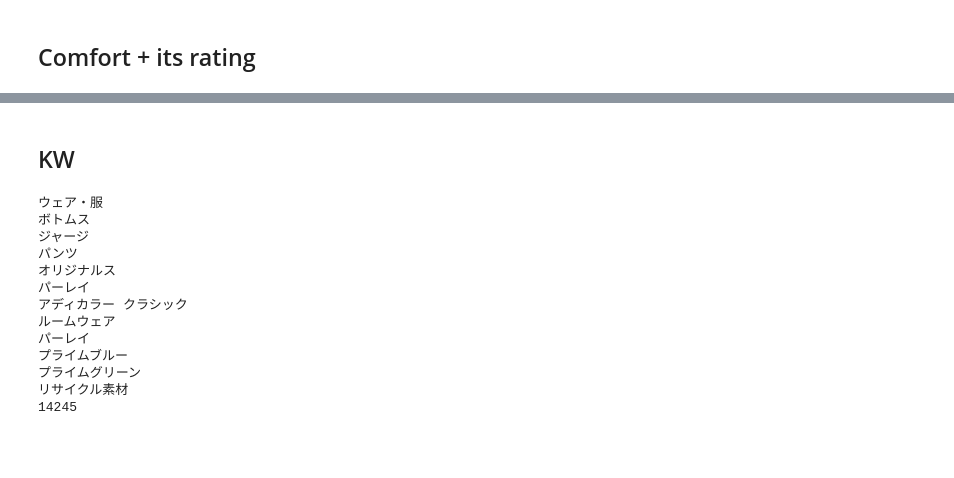
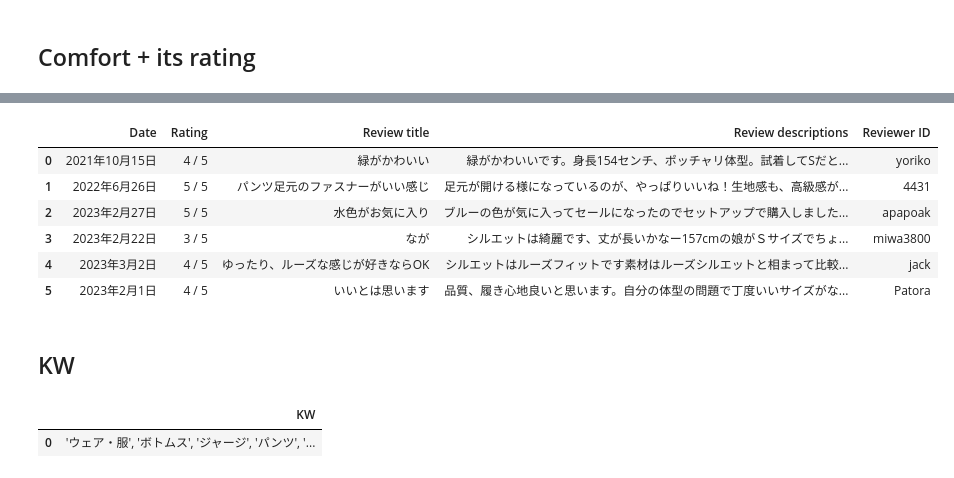
Before and after one commit to partho1999/japanices-addius-website-scrape, a Jupyter notebook: Scraper.ipynb, the cells around one changed output, grey strips where cells are left out. Saved outputs shown, nothing was run; the diff lists cells and outputs as text; code cells hidden in the pictures; blank space fills up the shorter version.

```diff
--- a/Scraper.ipynb
+++ b/Scraper.ipynb
@@ -453,0 +634,6 @@ print(rc_score)
+# %%
+review_date_lst =[]
+review_rating_lst=[]
+review_title_lst=[]
+review_des__lst=[]
+review_id_lst=[]
@@ -454,21 +719,41 @@ print(rc_score)
+# %%
+
+dic={
+    'Date':review_date_lst,
+    'Rating':review_rating_lst,
+    'Review title':review_title_lst,
+    'Review descriptions':review_des__lst,
+    'Reviewer ID':review_id_lst
+}
+
+df = pd.DataFrame(dic)
+timestr = time.strftime("%Y%m%d-%H%M%S")
+df.to_csv('product Reviewer details'+'-'+timestr+'.csv')
+df
+# %% [output]
+|  | Date | Rating | Review title | Review descriptions | Reviewer ID |
+| 0 | 2021年10月15日 | 4 / 5 | 緑がかわいい | 緑がかわいいです。身長154センチ、ポッチャリ体型。試着してSだと... | yoriko |
+| 1 | 2022年6月26日 | 5 / 5 | パンツ足元のファスナーがいい感じ | 足元が開ける様になっているのが、やっぱりいいね！生地感も、高級感が... | 4431 |
+| 2 | 2023年2月27日 | 5 / 5 | 水色がお気に入り | ブルーの色が気に入ってセールになったのでセットアップで購入しました... | apapoak |
+| 3 | 2023年2月22日 | 3 / 5 | なが | シルエットは綺麗です、丈が長いかなー157cmの娘がＳサイズでちょ... | miwa3800 |
+| 4 | 2023年3月2日 | 4 / 5 | ゆったり、ルーズな感じが好きならOK | シルエットはルーズフィットです素材はルーズシルエットと相まって比較... | jack |
+| 5 | 2023年2月1日 | 4 / 5 | いいとは思います | 品質、履き心地良いと思います。自分の体型の問題で丁度いいサイズがな... | Patora |
 # %% [markdown]
 ## KW
 # %%
 kw = soup.find("div", {"class": "test-category_link null css-vxqsdw"})
 #print(kw)
+kw_lst=[]
 for link in kw.find_all('a'):
-    print(link.text)
+    kw_lst.append(link.text)
+
+#print(kw_lst)
+
+
+df = pd.DataFrame([[str(str(kw_lst)[1:-1])]], columns =['KW'])
+timestr = time.strftime("%Y%m%d-%H%M%S")
+df.to_csv('KW'+'-'+timestr+'.csv')
+df
 # %% [output]
-ウェア・服
-ボトムス
-ジャージ
-パンツ
-オリジナルス
-パーレイ
-アディカラー クラシック
-ルームウェア
-パーレイ
-プライムブルー
-プライムグリーン
-リサイクル素材
-14245
+|  | KW |
+| 0 | 'ウェア・服', 'ボトムス', 'ジャージ', 'パンツ', '... |
```
Also changed, not shown: parts of 43 cells of this notebook, 1 other file.
